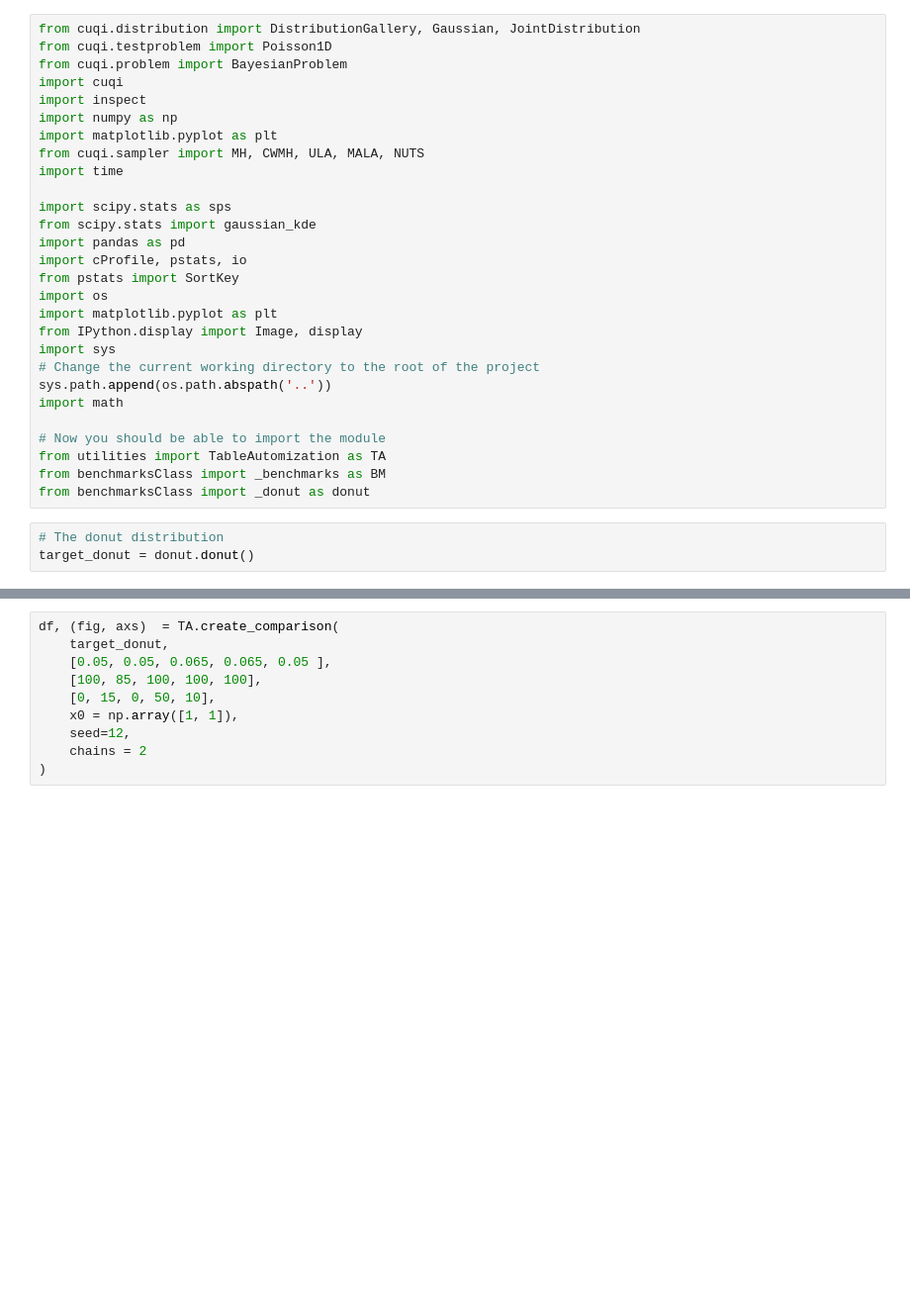
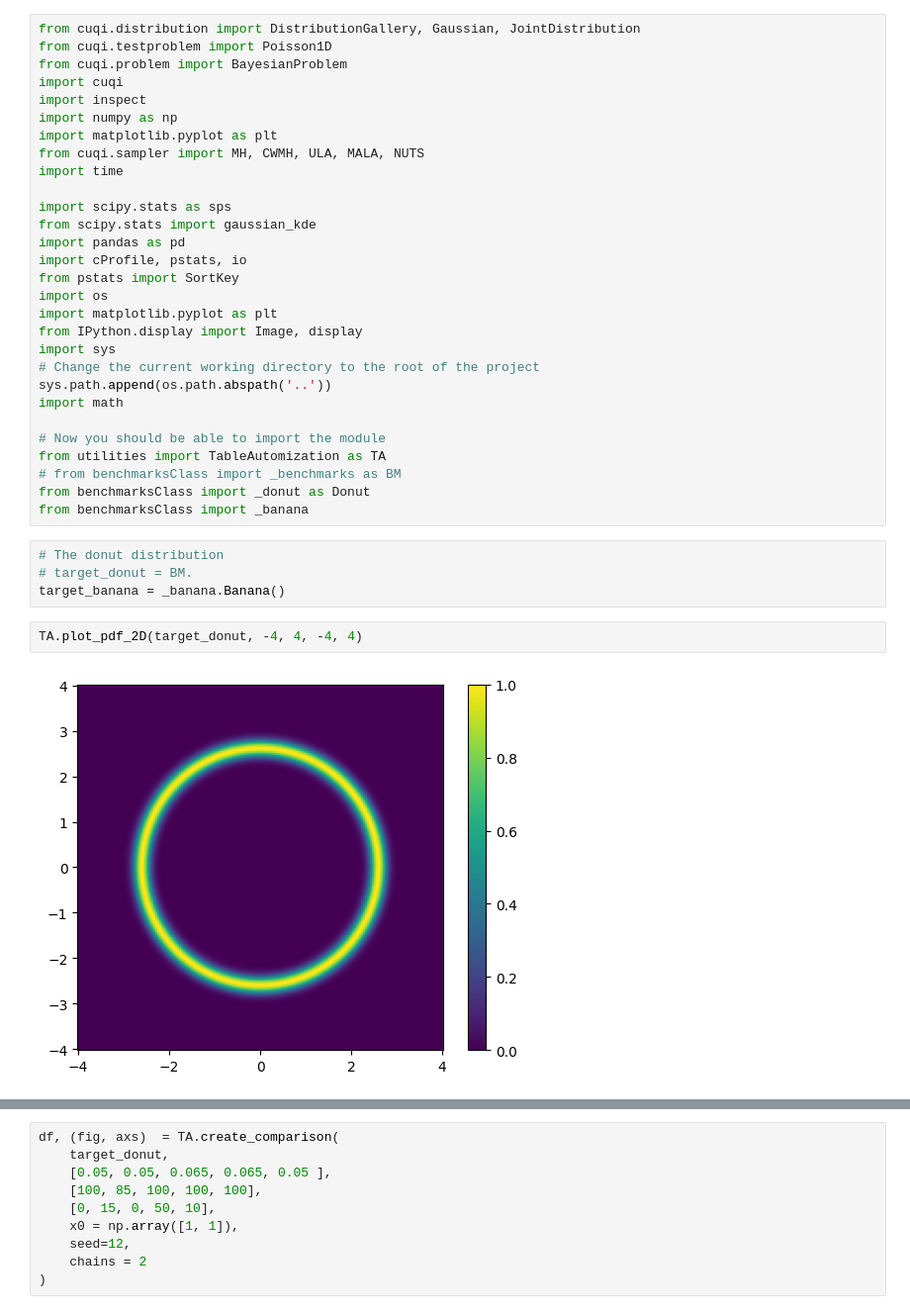
Before and after one commit to CUQI-DTU/CUQIpy-Benchmarks, a Jupyter notebook: sandbox/testing.ipynb, the cells around one changed output, grey strips where cells are left out. Shown at 99% size. Drawn from its saved outputs; the diff is of its cells as text; blank space fills up the shorter version.

Commit message:
banana class added

```diff
--- a/sandbox/testing.ipynb
+++ b/sandbox/testing.ipynb
@@ -24,8 +24,14 @@ import math
 
 # Now you should be able to import the module
 from utilities import TableAutomization as TA
-from benchmarksClass import _benchmarks as BM
-from benchmarksClass import _donut as donut
+# from benchmarksClass import _benchmarks as BM
+from benchmarksClass import _donut as Donut
+from benchmarksClass import _banana
 # %%
 # The donut distribution
-target_donut = donut.donut()
+# target_donut = BM.
+target_banana = _banana.Banana()
+# %%
+TA.plot_pdf_2D(target_donut, -4, 4, -4, 4)
+# %% [output]
+[figure, added]
```
Also changed, not shown: parts of 1 cell of this notebook, 3 other files.
